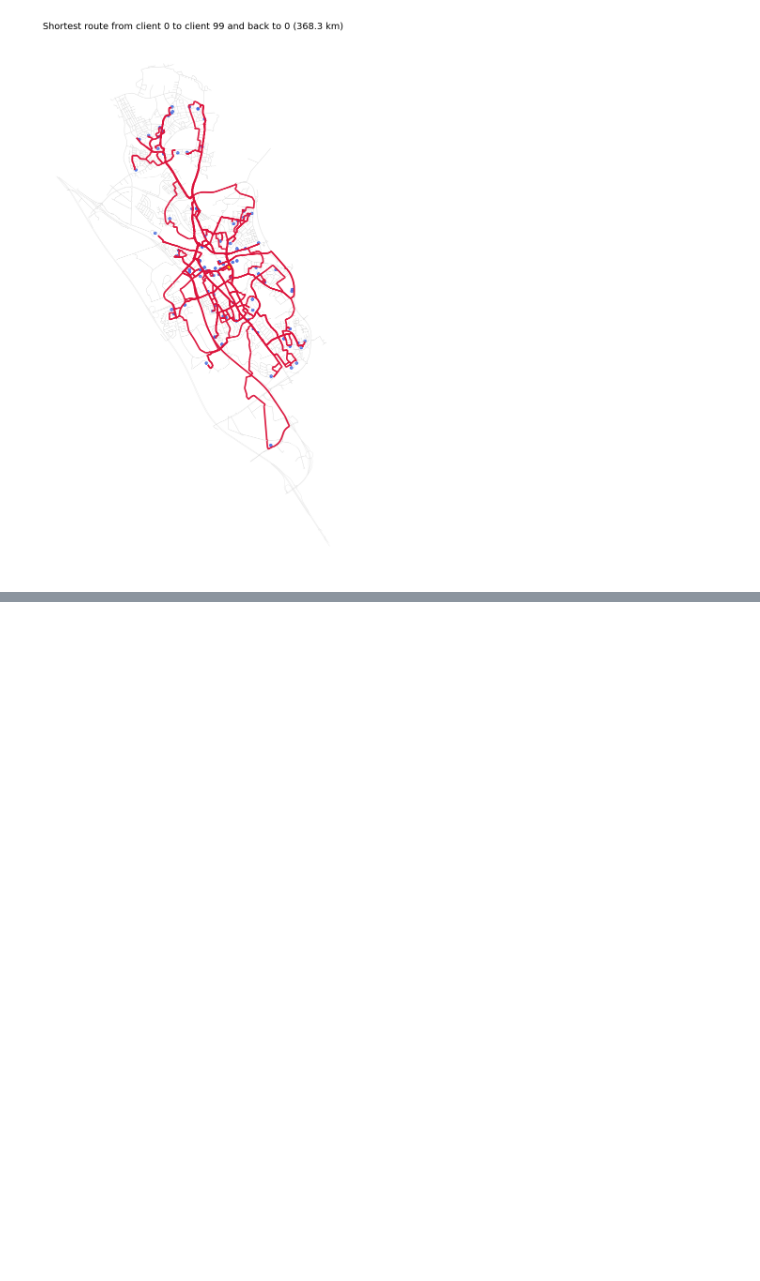
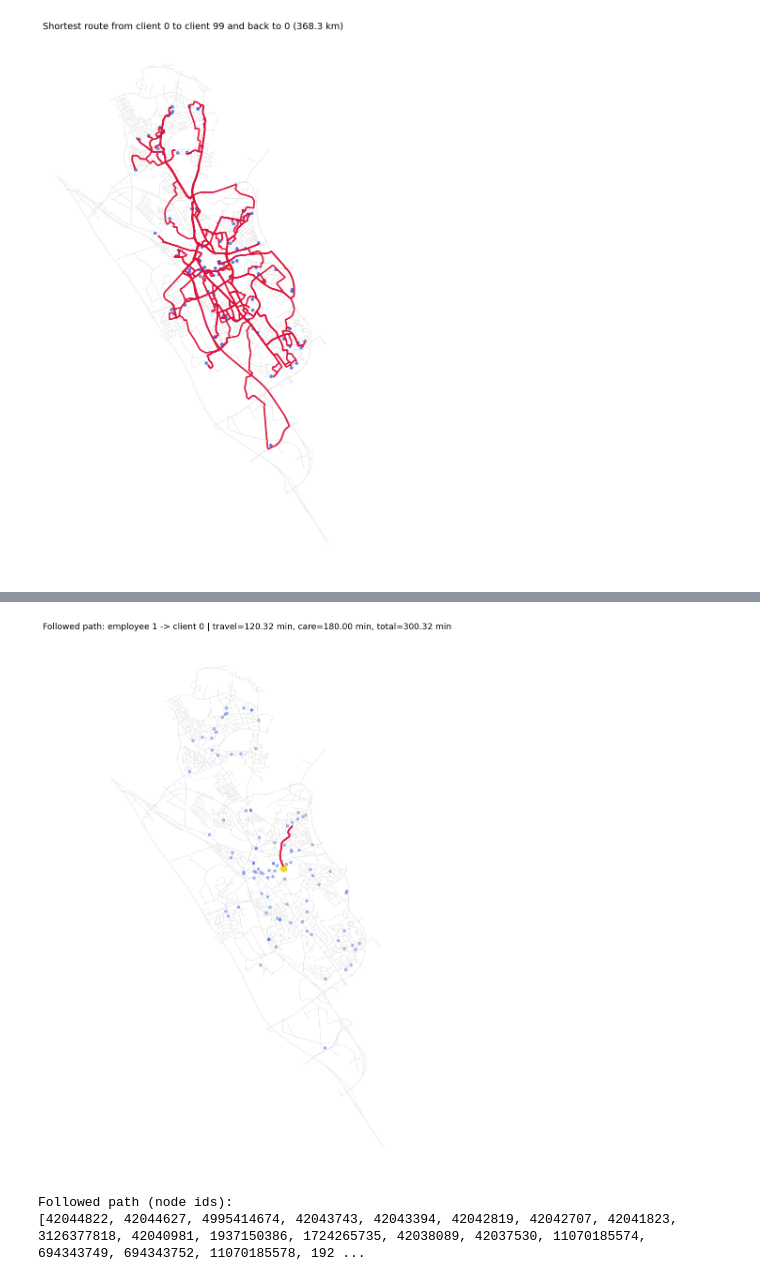
Before and after one commit to Research-Center-Data-Intelligence/Homecare-route-planner, a Jupyter notebook: routing_scripts/genetic_algorithm_routing.ipynb, the cells around one changed output, grey strips where cells are left out. Cells and saved outputs as stored; diff of their text form; code cells hidden in the pictures; blank space fills up the shorter version.

```diff
--- a/routing_scripts/genetic_algorithm_routing.ipynb
+++ b/routing_scripts/genetic_algorithm_routing.ipynb
@@ -382,3 +228,9 @@ plt.tight_layout()
 plt.show()
 # %% [output]
 [figure]
+# %%
+clients_df = pd.read_csv("../output/clients.csv")
+employees_df = pd.read_csv("../output/employees.csv")
+clients_nearest_segments = pd.read_csv("../output/client_nearest_segments.csv")
+employees_nearest_segments = pd.read_csv("../output/employee_nearest_segments.csv")
+heerlen_edge_table = pd.read_csv("../output/heerlen_edge_table.csv")
@@ -384,0 +353,73 @@ plt.show()
+# %%
+from itertools import pairwise
+from shapely.geometry import LineString
+
+# Plot the followed path for employee 1 to client index 0.
+employee_id = 1
+client_id = 0
+step_details = get_employee_client_step_details(employee_id, client_id)
+path_nodes = step_details["path_nodes"]
+
+path_geometries = []
+for node_u, node_v in pairwise(path_nodes):
+    edge_candidates = edges_gdf[(edges_gdf["u"] == node_u) & (edges_gdf["v"] == node_v)]
+    if edge_candidates.empty:
+        edge_candidates = edges_gdf[(edges_gdf["u"] == node_v) & (edges_gdf["v"] == node_u)]
+
+    if edge_candidates.empty:
+        continue
+
+    if "length" in edge_candidates.columns:
+        selected_edge = edge_candidates.sort_values("length", ascending=True).iloc[0]
+    else:
+        selected_edge = edge_candidates.iloc[0]
+
+    geometry = selected_edge["geometry"]
+    if geometry is not None and not geometry.is_empty:
+        path_geometries.append(geometry)
+
+if not path_geometries:
+    # Fallback straight-line geometry if no edge geometries are found.
+    fallback_segments = []
+    for node_u, node_v in pairwise(path_nodes):
+        if node_u in road_graph.nodes and node_v in road_graph.nodes:
+            fallback_segments.append(
+                LineString(
+                    [
+                        (road_graph.nodes[node_u]["x"], road_graph.nodes[node_u]["y"]),
+                        (road_graph.nodes[node_v]["x"], road_graph.nodes[node_v]["y"]),
+                    ]
+                )
+            )
+    path_geometries = fallback_segments
+
+path_gdf = gpd.GeoDataFrame(geometry=path_geometries, crs="EPSG:4326").to_crs(epsg=3857)
+edges_plot = edges_gdf.to_crs(epsg=3857)
+clients_plot = clients_gdf.to_crs(epsg=3857)
+target_client_plot = clients_plot.iloc[[client_id]]
+
+fig, ax = plt.subplots(figsize=(12, 12))
+edges_plot.plot(ax=ax, color="lightgray", linewidth=0.5, alpha=0.55)
+path_gdf.plot(ax=ax, color="crimson", linewidth=3.0, alpha=0.95)
+clients_plot.plot(ax=ax, color="royalblue", markersize=16, alpha=0.45)
+target_client_plot.plot(ax=ax, color="gold", markersize=90, alpha=1.0)
+
+ax.set_title(
+    (
+        f"Followed path: employee {employee_id} -> client {client_id} | "
+        f"travel={step_details['travel_minutes']:.2f} min, "
+        f"care={step_details['care_minutes']:.2f} min, "
+        f"total={step_details['total_minutes']:.2f} min"
+    ),
+    fontsize=13,
+)
+ax.set_axis_off()
+plt.tight_layout()
+plt.show()
+
+print("Followed path (node ids):")
+print(path_nodes)
+# %% [output]
+[figure, added]
+Followed path (node ids):
+[42044822, 42044627, 4995414674, 42043743, 42043394, 42042819, 42042707, 42041823, 3126377818, 42040981, 1937150386, 1724265735, 42038089, 42037530, 11070185574, 694343749, 694343752, 11070185578, 192 ...
```
Also changed, not shown: parts of 3 cells of this notebook.
